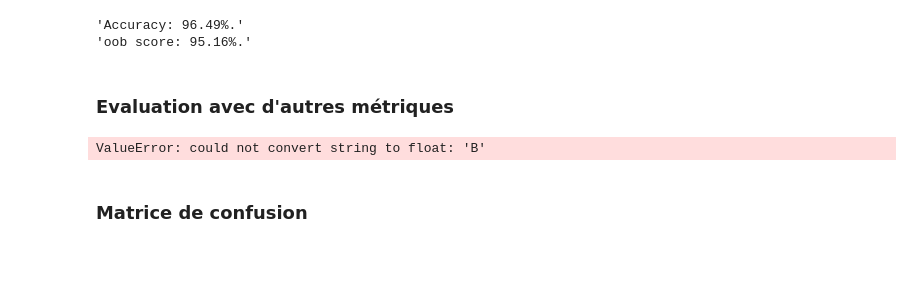
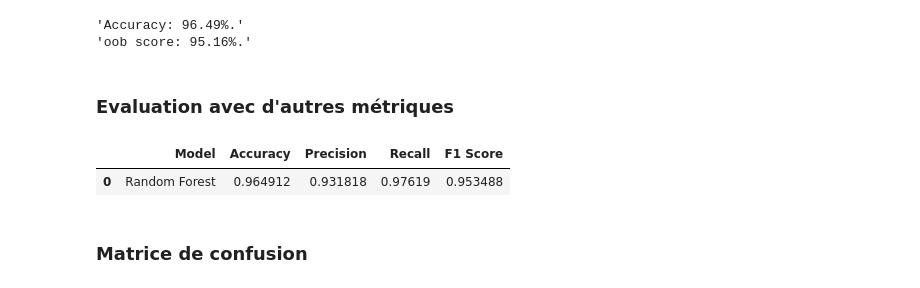
Before and after one commit to Abou29/Random-forest_predict-breast-cancer, a Jupyter notebook: breast_cancer.ipynb, the cells around one changed output. Drawn from its saved outputs; the diff is of its cells as text; code cells hidden in the pictures; blank space fills up the shorter version.

Commit message:
Breast cancer prediction

```diff
--- a/breast_cancer.ipynb
+++ b/breast_cancer.ipynb
@@ -461,17 +461,17 @@ print("oob score: {:0.2f}%.".format(random_forest.oob_score_ * 100))
 # %% [markdown]
 ### Evaluation avec d'autres métriques
 # %%
+#roc = roc_auc_score(y_test, y_predict)
+acc = accuracy_score(y_test, y_predict)
+prec = precision_score(y_test, y_predict, pos_label='M')
+rec = recall_score(y_test, y_predict, pos_label='M')
+f1 = f1_score(y_test, y_predict, pos_label='M')
 
-roc = roc_auc_score(y_test, y_predict)
-acc = accuracy_score(y_test, y_predict)
-prec = precision_score(y_test, y_predict)
-rec = recall_score(y_test, y_predict)
-f1 = f1_score(y_test, y_predict)
-
-model_results = pd.DataFrame([['Random Forest', acc, prec, rec, f1, roc]], columns = ['Model', 'Accuracy', 'Precision', 'Recall', 'F1 Score','ROC'])
+model_results = pd.DataFrame([['Random Forest', acc, prec, rec, f1]], columns = ['Model', 'Accuracy', 'Precision', 'Recall', 'F1 Score'])
 model_results
 # %% [output]
-ValueError: could not convert string to float: 'B'
+|  | Model | Accuracy | Precision | Recall | F1 Score |
+| 0 | Random Forest | 0.964912 | 0.931818 | 0.97619 | 0.953488 |
 # %% [markdown]
 ### Matrice de confusion
 # %%
```
